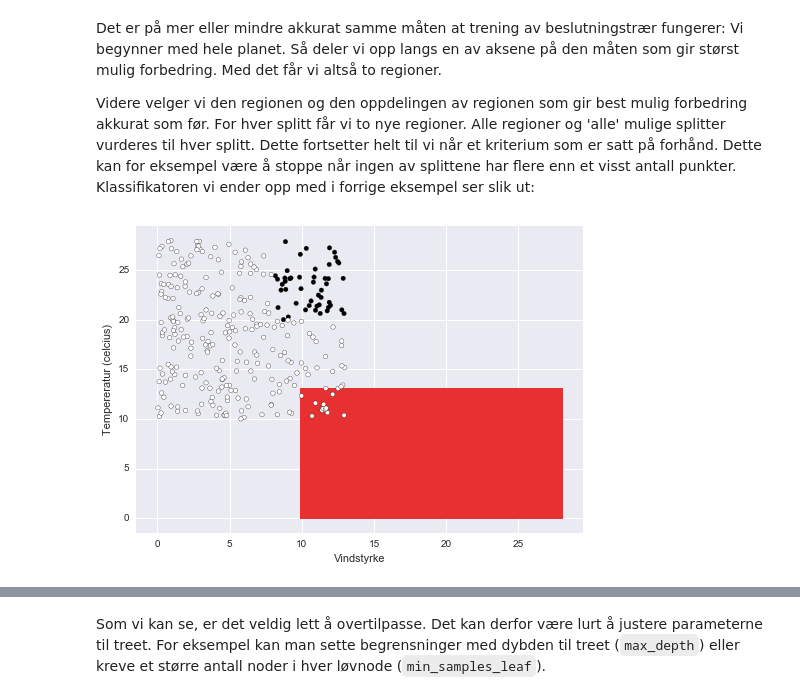
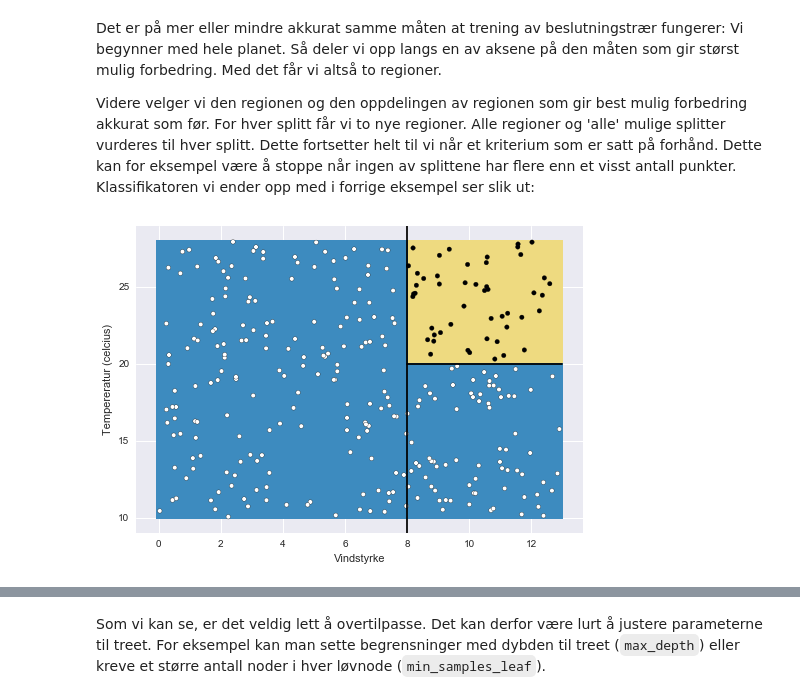
Before and after one commit to MarieRoald/MLkurs, a Jupyter notebook: notebooks/introductions/Introduksjon_til_decision_trees.ipynb, the cells around one changed output, grey strips where cells are left out. Saved outputs shown, nothing was run; the diff lists cells and outputs as text; code cells hidden in the pictures.

Commit message:
Finish (sort of) intro to decision trees

```diff
--- a/notebooks/introductions/Introduksjon_til_decision_trees.ipynb
+++ b/notebooks/introductions/Introduksjon_til_decision_trees.ipynb
@@ -56,12 +56,17 @@ Det er på mer eller mindre akkurat samme måten at trening av beslutningstrær
 Videre velger vi den regionen og den oppdelingen av regionen som gir best mulig forbedring akkurat som før. For hver splitt får vi to nye regioner. Alle regioner og 'alle' mulige splitter vurderes til hver splitt. Dette fortsetter helt til vi når et kriterium som er satt på forhånd. Dette kan for eksempel være å stoppe når ingen av splittene har flere enn et visst antall punkter. Klassifikatoren vi ender opp med i forrige eksempel ser slik ut:
 # %%
 tree = DecisionTreeClassifier()
-x = df.drop(['good'], axi)
+x = df[['wind', 'temp']]
+y = df[['good']]
 
+tree.fit(x, y)
+plot_boundary(x, tree)
 
 plt.scatter(wind, temp, c=classes)
+plt.axvline(8, color='k')
+plt.plot([8, 13], [20, 20], color='k')
 plt.xlabel('Vindstyrke')
 plt.ylabel('Tempereratur (celcius)')
 plt.show()
 # %% [output]
-[figure, old version]
+[figure, new version]
```
Also changed, not shown: parts of 18 cells of this notebook.
